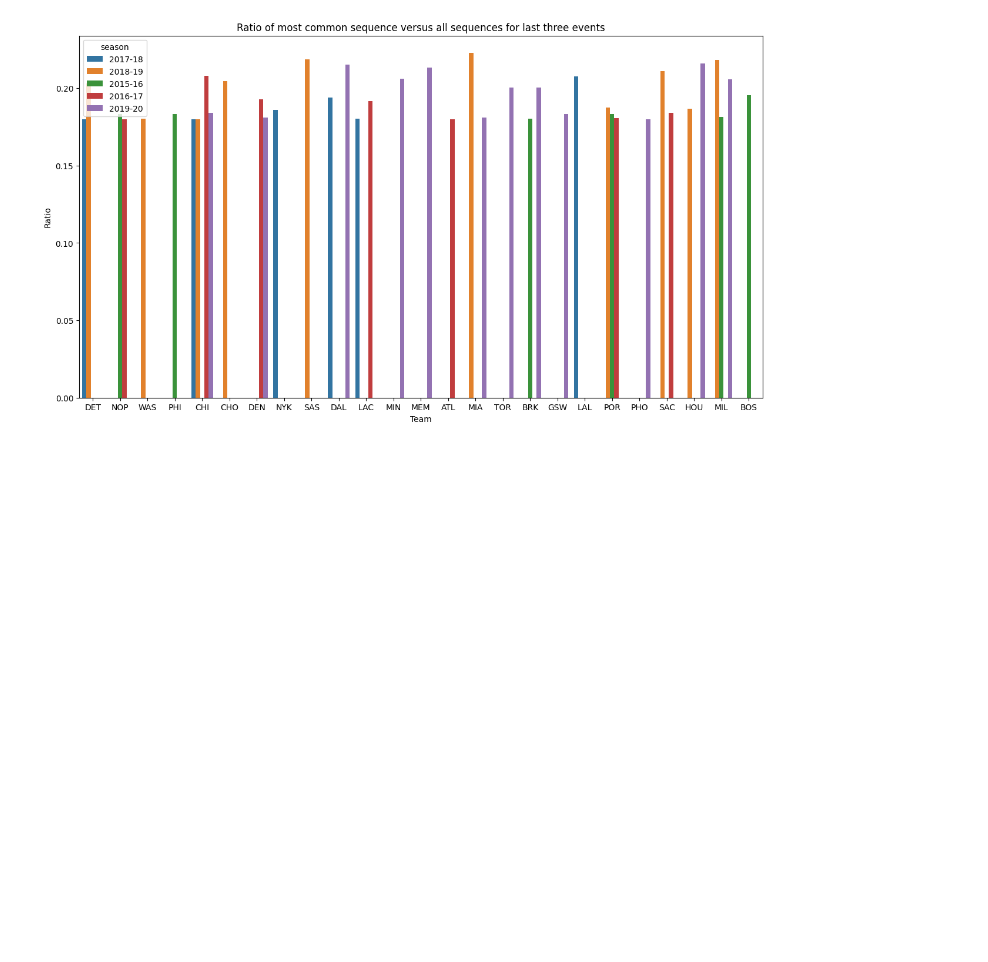
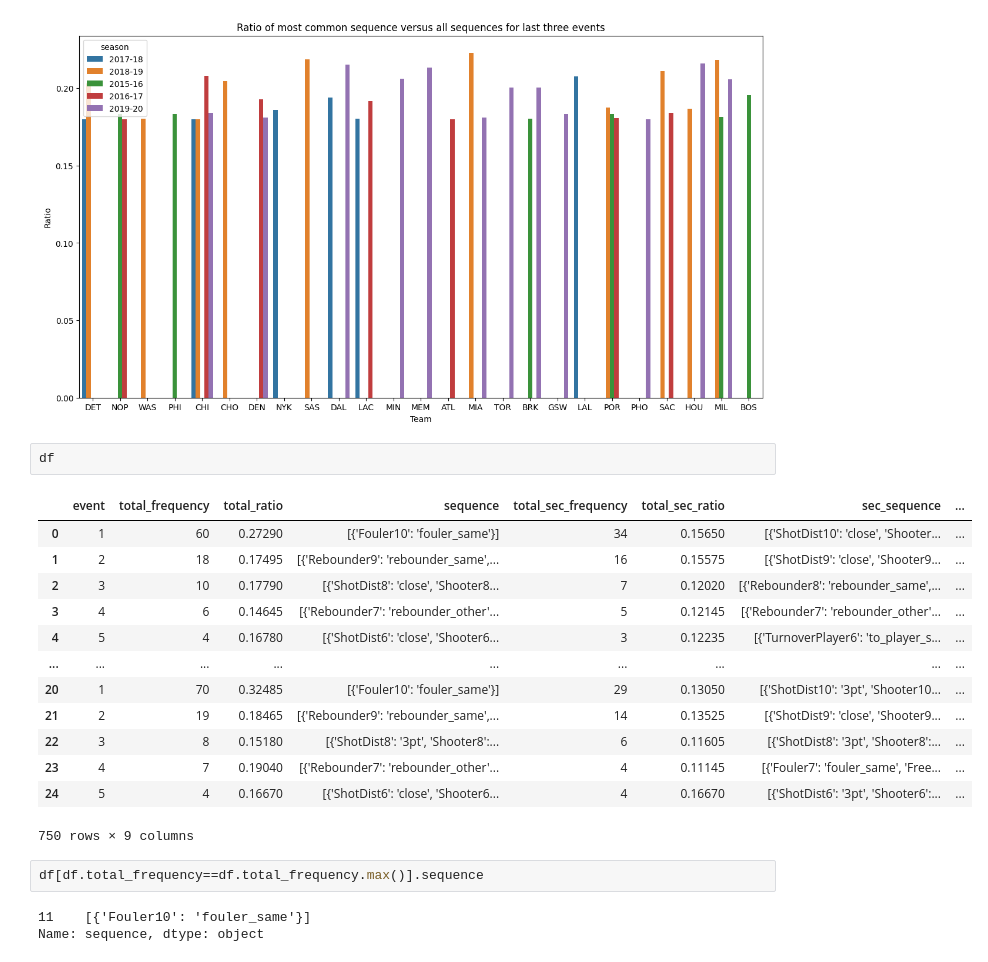
Before and after one commit to isevr/NBA_runs_prediction, a Jupyter notebook: check_queries.ipynb, the cells around one changed output. Drawn from its saved outputs; the diff is of its cells as text; blank space fills up the shorter version.

```diff
--- a/check_queries.ipynb
+++ b/check_queries.ipynb
@@ -160,3 +140,24 @@ plt.title('Ratio of most common sequence versus all sequences for last three eve
 # %% [output]
 Text(0.5, 1.0, 'Ratio of most common sequence versus all sequences for last three events')
 [figure]
+# %%
+df
+# %% [output]
+|  | event | total_frequency | total_ratio | sequence | total_sec_frequency | total_sec_ratio | sec_sequence | ... |
+| 0 | 1 | 60 | 0.27290 | [{'Fouler10': 'fouler_same'}] | 34 | 0.15650 | [{'ShotDist10': 'close', 'Shooter... | ... |
+| 1 | 2 | 18 | 0.17495 | [{'Rebounder9': 'rebounder_same',... | 16 | 0.15575 | [{'ShotDist9': 'close', 'Shooter9... | ... |
+| 2 | 3 | 10 | 0.17790 | [{'ShotDist8': 'close', 'Shooter8... | 7 | 0.12020 | [{'Rebounder8': 'rebounder_same',... | ... |
+| 3 | 4 | 6 | 0.14645 | [{'Rebounder7': 'rebounder_other'... | 5 | 0.12145 | [{'Rebounder7': 'rebounder_other'... | ... |
+| 4 | 5 | 4 | 0.16780 | [{'ShotDist6': 'close', 'Shooter6... | 3 | 0.12235 | [{'TurnoverPlayer6': 'to_player_s... | ... |
+| ... | ... | ... | ... | ... | ... | ... | ... | ... |
+| 20 | 1 | 70 | 0.32485 | [{'Fouler10': 'fouler_same'}] | 29 | 0.13050 | [{'ShotDist10': '3pt', 'Shooter10... | ... |
+| 21 | 2 | 19 | 0.18465 | [{'Rebounder9': 'rebounder_same',... | 14 | 0.13525 | [{'ShotDist9': 'close', 'Shooter9... | ... |
+| 22 | 3 | 8 | 0.15180 | [{'ShotDist8': '3pt', 'Shooter8':... | 6 | 0.11605 | [{'ShotDist8': '3pt', 'Shooter8':... | ... |
+| 23 | 4 | 7 | 0.19040 | [{'Rebounder7': 'rebounder_other'... | 4 | 0.11145 | [{'Fouler7': 'fouler_same', 'Free... | ... |
+| 24 | 5 | 4 | 0.16670 | [{'ShotDist6': 'close', 'Shooter6... | 4 | 0.16670 | [{'ShotDist6': '3pt', 'Shooter6':... | ... |
+750 rows × 9 columns
+# %%
+df[df.total_frequency==df.total_frequency.max()].sequence
+# %% [output]
+11    [{'Fouler10': 'fouler_same'}]
+Name: sequence, dtype: object
```
Also changed, not shown: parts of 6 cells of this notebook, 2 other files.
